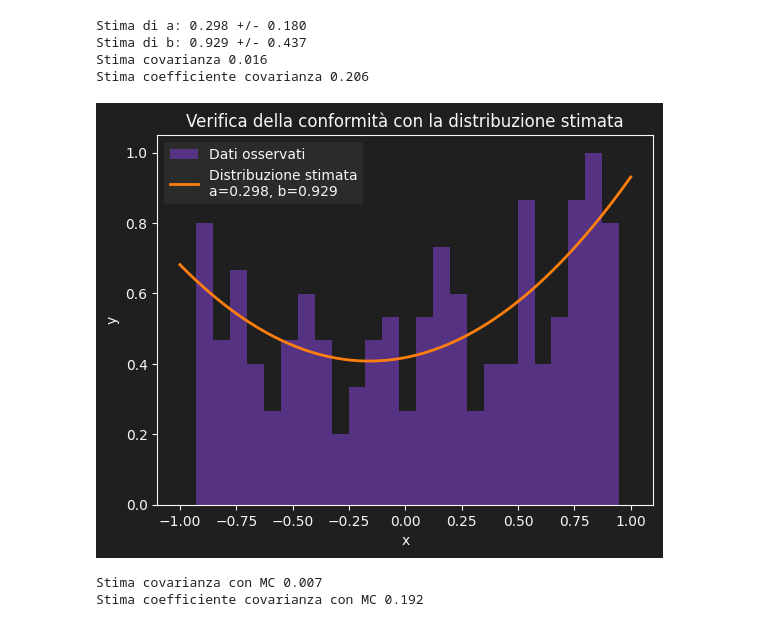
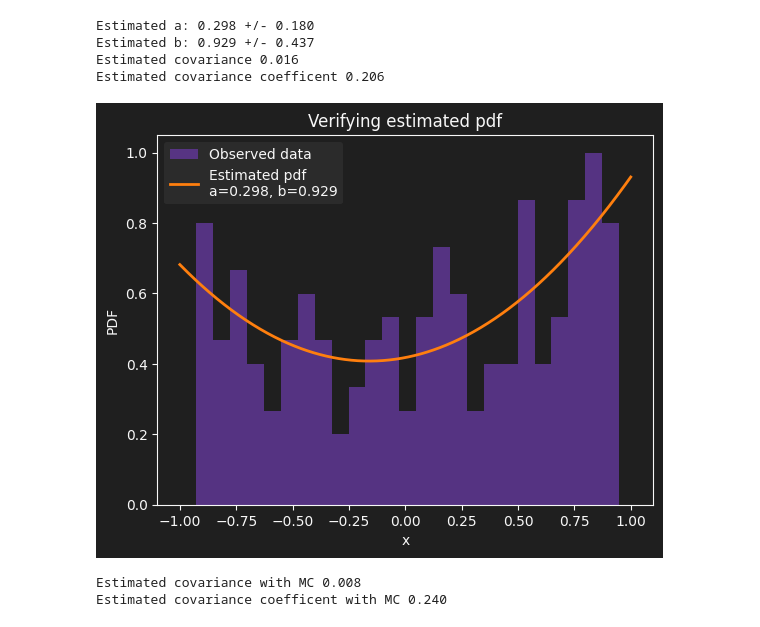
Before and after one commit to NunzioDA/EDSProjects, a Jupyter notebook: project_one/project_one.ipynb, the cells around one changed output. Saved outputs shown, nothing was run; the diff lists cells and outputs as text; code cells hidden in the pictures.

```diff
--- a/project_one/project_one.ipynb
+++ b/project_one/project_one.ipynb
@@ -70,38 +70,35 @@ def estimate_a_b(data):
 # %%
 data = np.loadtxt("data_proj_one.dat")
 
 a, b, errors, covariance, estimated_pdf = estimate_a_b(data)
 
-print(f"Stima di a: {a:.3f} +/- {errors[0]:.3f}")
-print(f"Stima di b: {b:.3f} +/- {errors[1]:.3f}")
-print(f"Stima covarianza {covariance:.3f}")
+print(f"Estimated a: {a:.3f} +/- {errors[0]:.3f}")
+print(f"Estimated b: {b:.3f} +/- {errors[1]:.3f}")
+print(f"Estimated covariance {covariance:.3f}")
 correlation_coeff = covariance /(errors[0] * errors[1])
-print(f"Stima coefficiente covarianza {correlation_coeff:.3f}")
+print(f"Estimated covariance coefficent {correlation_coeff:.3f}")
 
 fig, ax = plot_settings.figure_ax()
 
 # Generation of points for the estimated distribution
 x_values = np.linspace(-1, 1, 500)
 pdf_values = [estimated_pdf(x) for x in x_values]
 
 #1 5
 
 # Plot comparison between histogram of data and the estimated curve
-ax.hist(data, bins=25, density=True, alpha=0.9, color=plot_settings.color(1), label='Dati osservati')
-ax.plot(x_values, pdf_values, plot_settings.color(5), linewidth=2, label=f'Distribuzione stimata\na={a:.3f}, b={b:.3f}')
-plot_settings.title('Verifica della conformità con la distribuzione stimata'),
-ax.set_xlabel('x')
-ax.set_ylabel('Densità di probabilità')
-
-plot_settings.set_plot_theme(ax)
+ax.hist(data, bins=25, density=True, alpha=0.9, color=plot_settings.color(1), label='Observed data')
+ax.plot(x_values, pdf_values, plot_settings.color(5), linewidth=2, label=f'Estimated pdf\na={a:.3f}, b={b:.3f}')
+plot_settings.title('Verifying estimated pdf'),
+plot_settings.set_plot_theme(ax, ylabel='PDF')
 
 plt.show()
 # %% [output]
-Stima di a: 0.298 +/- 0.180
-Stima di b: 0.929 +/- 0.437
-Stima covarianza 0.016
-Stima coefficiente covarianza 0.206
+Estimated a: 0.298 +/- 0.180
+Estimated b: 0.929 +/- 0.437
+Estimated covariance 0.016
+Estimated covariance coefficent 0.206
-[figure, old version]
+[figure, new version]
 # %%
 # This function is used to get the
 # the estimated pdf maximum.
@@ -125,14 +122,12 @@ estimated_b = []
 estimated_b_error = []
 estimated_cov = []
 
-data_max = data.max()
-data_min = data.min()
 
 pdf_max = get_pdf_maximum(estimated_pdf)
 d = False
 # Making 500 simulations
 for _ in range(1000):
-    new_x = generate_random_monte_carlo(estimated_pdf, pdf_max, 500, data_min, data_max)
+    new_x = generate_random_monte_carlo(estimated_pdf, pdf_max, 500, -0.95, 0.95)
 
     new_a,new_b, errors_mc, covariance, npdf = estimate_a_b(new_x)
 
@@ -145,12 +140,12 @@ for _ in range(1000):
 mean_covariance = np.mean(estimated_cov)
 mean_error_a = np.mean(estimated_a_error)
 mean_error_b = np.mean(estimated_b_error)
-print(f"Stima covarianza con MC {mean_covariance:.3f}")
+print(f"Estimated covariance with MC {mean_covariance:.3f}")
 mean_correlation_coeff = mean_covariance /(mean_error_a * mean_error_b)
-print(f"Stima coefficiente covarianza con MC {mean_correlation_coeff:.3f}")
+print(f"Estimated covariance coefficent with MC {mean_correlation_coeff:.3f}")
 # %% [output]
-Stima covarianza con MC 0.007
-Stima coefficiente covarianza con MC 0.192
+Estimated covariance with MC 0.008
+Estimated covariance coefficent with MC 0.240
 # %%
 # Visualizations of data generated via Monte Carlo
 from matplotlib.patches import Ellipse
```
Also changed, not shown: parts of 3 cells of this notebook.
